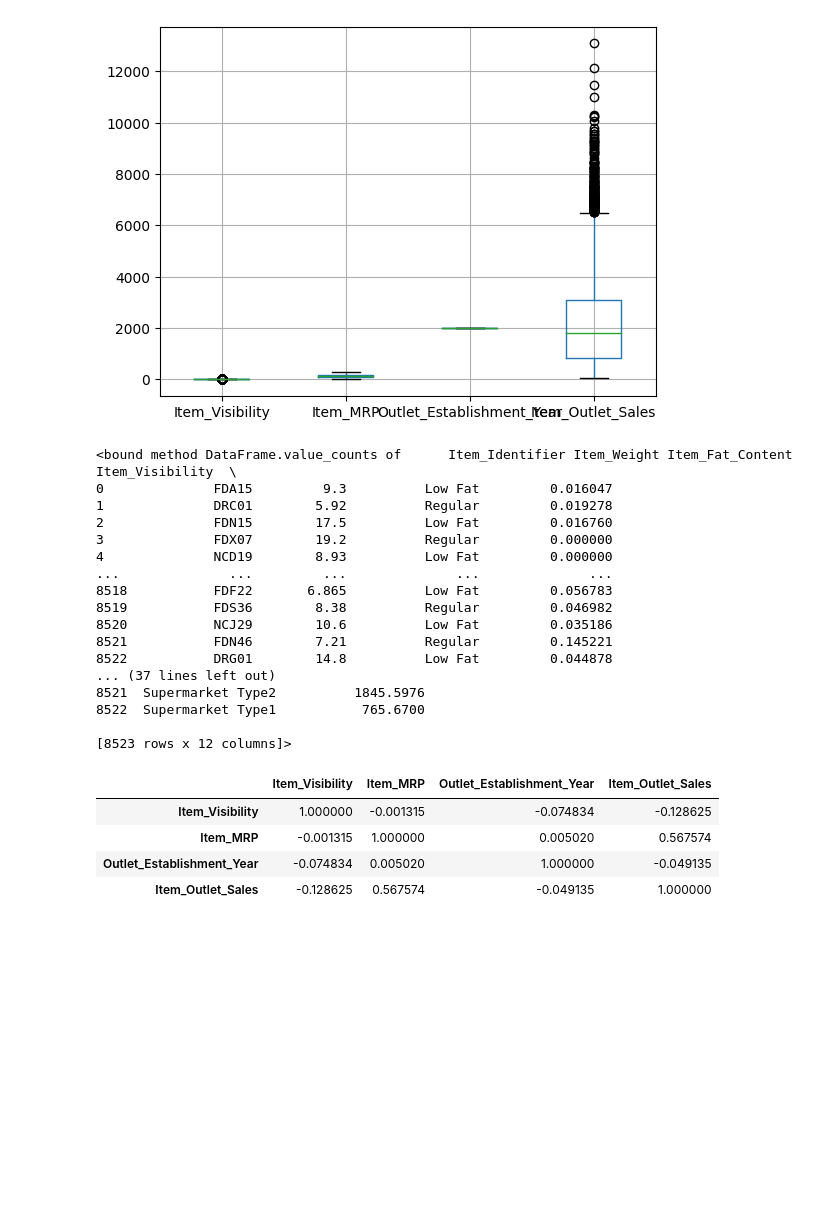
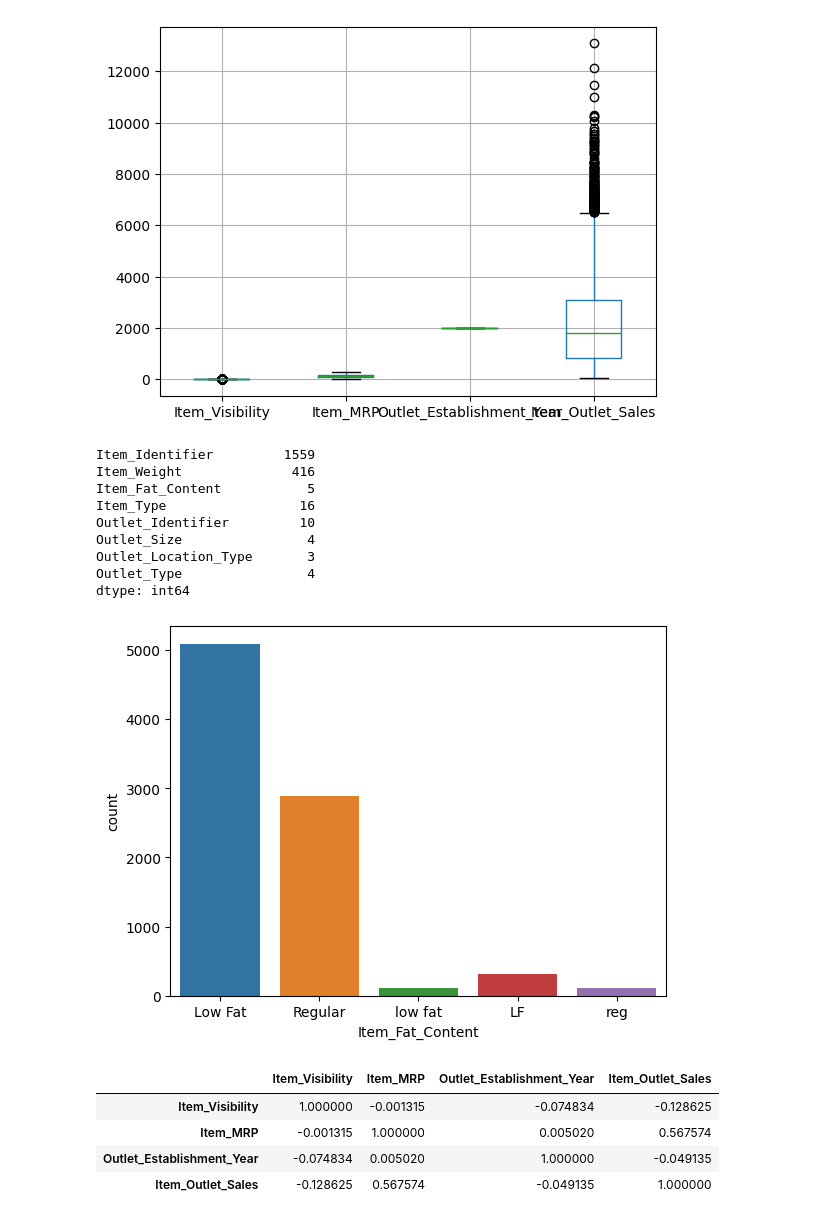
Before and after one commit to brittanymlassiter/Prediction-of-Product-Sales, a Jupyter notebook: Prediction_of_Product_Sales.ipynb, the cells around one changed output. Saved outputs shown, nothing was run; the diff lists cells and outputs as text; code cells hidden in the pictures; blank space fills up the shorter version.

```diff
--- a/Prediction_of_Product_Sales.ipynb
+++ b/Prediction_of_Product_Sales.ipynb
@@ -321,25 +321,23 @@ df.boxplot()
 [figure]
 # %%
 # Countplots to view the frequency of each class of categorial features in your dataset.
-df.value_counts
+# Checking how many categories in each categorical column
+df.select_dtypes('object').nunique()
 # %% [output]
-<bound method DataFrame.value_counts of      Item_Identifier Item_Weight Item_Fat_Content  Item_Visibility  \
-0              FDA15         9.3          Low Fat         0.016047
-1              DRC01        5.92          Regular         0.019278
-2              FDN15        17.5          Low Fat         0.016760
-3              FDX07        19.2          Regular         0.000000
-4              NCD19        8.93          Low Fat         0.000000
-...              ...         ...              ...              ...
-8518           FDF22       6.865          Low Fat         0.056783
-8519           FDS36        8.38          Regular         0.046982
-8520           NCJ29        10.6          Low Fat         0.035186
-8521           FDN46        7.21          Regular         0.145221
-8522           DRG01        14.8          Low Fat         0.044878
-... (37 lines left out)
-8521  Supermarket Type2          1845.5976
-8522  Supermarket Type1           765.6700
-
-[8523 rows x 12 columns]>
+Item_Identifier         1559
+Item_Weight              416
+Item_Fat_Content           5
+Item_Type                 16
+Outlet_Identifier         10
+Outlet_Size                4
+Outlet_Location_Type       3
+Outlet_Type                4
+dtype: int64
+# %%
+# Univariate countplot
+ax = sns.countplot(data=df, x='Item_Fat_Content')
+# %% [output]
+[figure, added]
 # %%
 # Heatmap to view the correlation between features
 df.corr(numeric_only = True)
```
Also changed, not shown: parts of 6 cells of this notebook.
